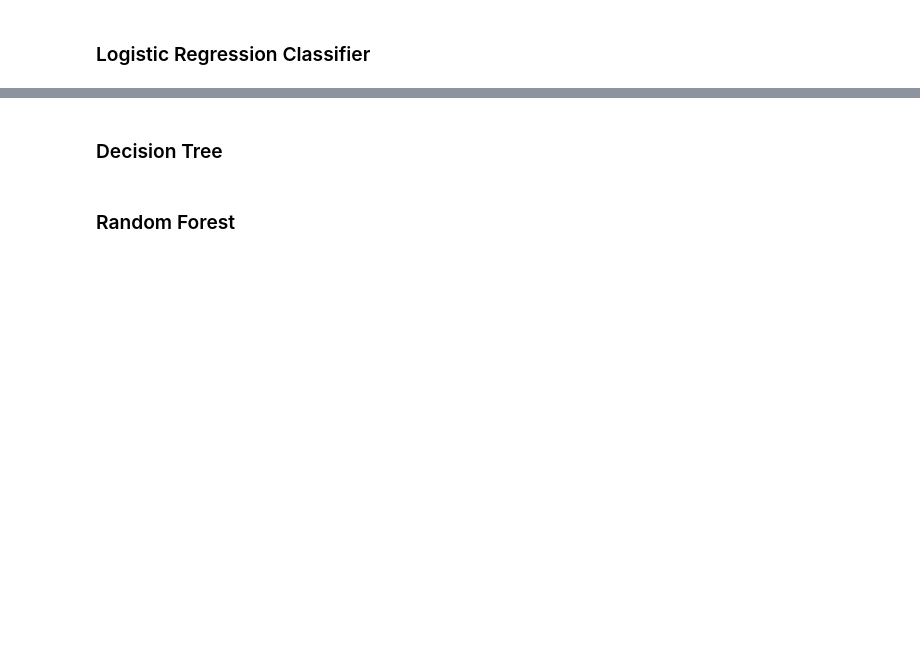
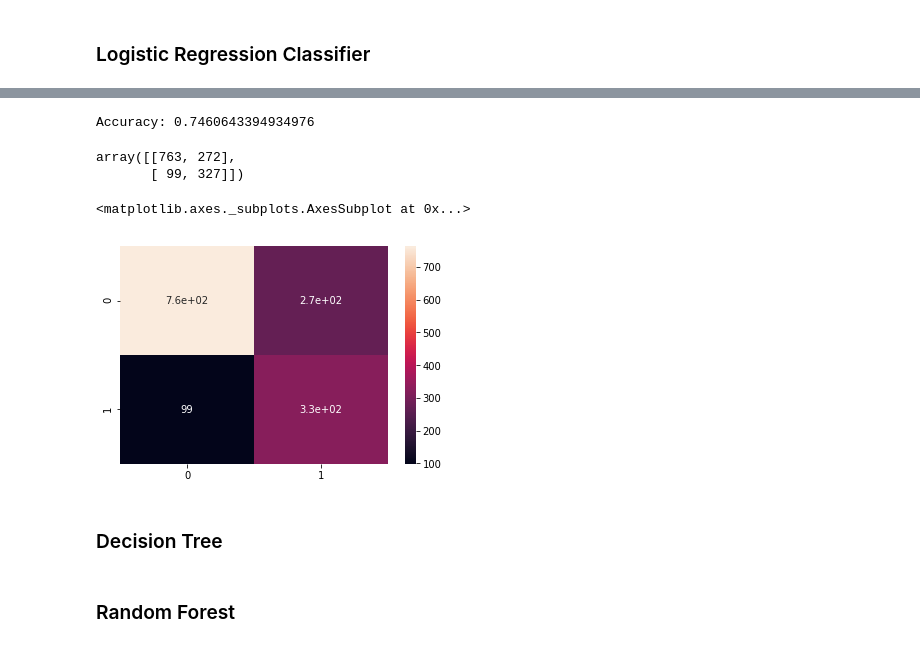
Before and after one commit to rockshi0824/Churn-Prediction-Capstone, a Jupyter notebook: Predicting Telecom Churn Project.ipynb, the cells around one changed output, grey strips where cells are left out. Saved outputs shown, nothing was run; the diff lists cells and outputs as text; code cells hidden in the pictures; blank space fills up the shorter version.

Commit message:
Used logistic regression classification to predict churn

```diff
--- a/Predicting Telecom Churn Project.ipynb
+++ b/Predicting Telecom Churn Project.ipynb
@@ -167,0 +193,10 @@ train, test = churn_df.randomSplit([0.8,0.2], seed = 1)
+# %%
+# Adding logistic regression algorithm
+logReg = LogisticRegression(labelCol = 'Churn_index', featuresCol = 'Scaled_features', weightCol = 'classWeights', maxIter = 20)
+# %%
+# fitting train to model
+model_lr = logReg.fit(train_lr)
+# %%
+# predicting using model trained on train dataset
+predict_train_lr = model_lr.transform(train_lr)
+predict_test_lr = model_lr.transform(test_lr)
@@ -168,3 +224,31 @@ train, test = churn_df.randomSplit([0.8,0.2], seed = 1)
+# %%
+# Getting accuracy of model
+evaluator = MulticlassClassificationEvaluator(labelCol = 'Churn_index', predictionCol = "prediction",
+                                             metricName = "accuracy")
+
+accuracy_lr = evaluator.evaluate(predict_test_lr)
+print("Accuracy: {}".format(accuracy_lr))
+# %% [output]
+Accuracy: 0.7460643394934976
+# %%
+# Confusion Matrix
+y_true_lr = predict_test_lr.select("Churn_index")
+y_true_lr = y_true_lr.toPandas()
+
+y_pred_lr = predict_test_lr.select("prediction")
+y_pred_lr = y_pred_lr.toPandas()
+
+confusion_mat_lr = confusion_matrix(y_true_lr, y_pred_lr)
+confusion_mat_lr
+# %% [output]
+array([[763, 272],
+       [ 99, 327]])
+# %%
+# Heatmap for confusion matrix
+sns.heatmap(confusion_mat_lr, annot = True)
+# %% [output]
+<matplotlib.axes._subplots.AxesSubplot at 0x...>
+[figure, added]
 # %% [markdown]
 ### Decision Tree
 # %% [markdown]
```
Also changed, not shown: parts of 7 cells of this notebook.
